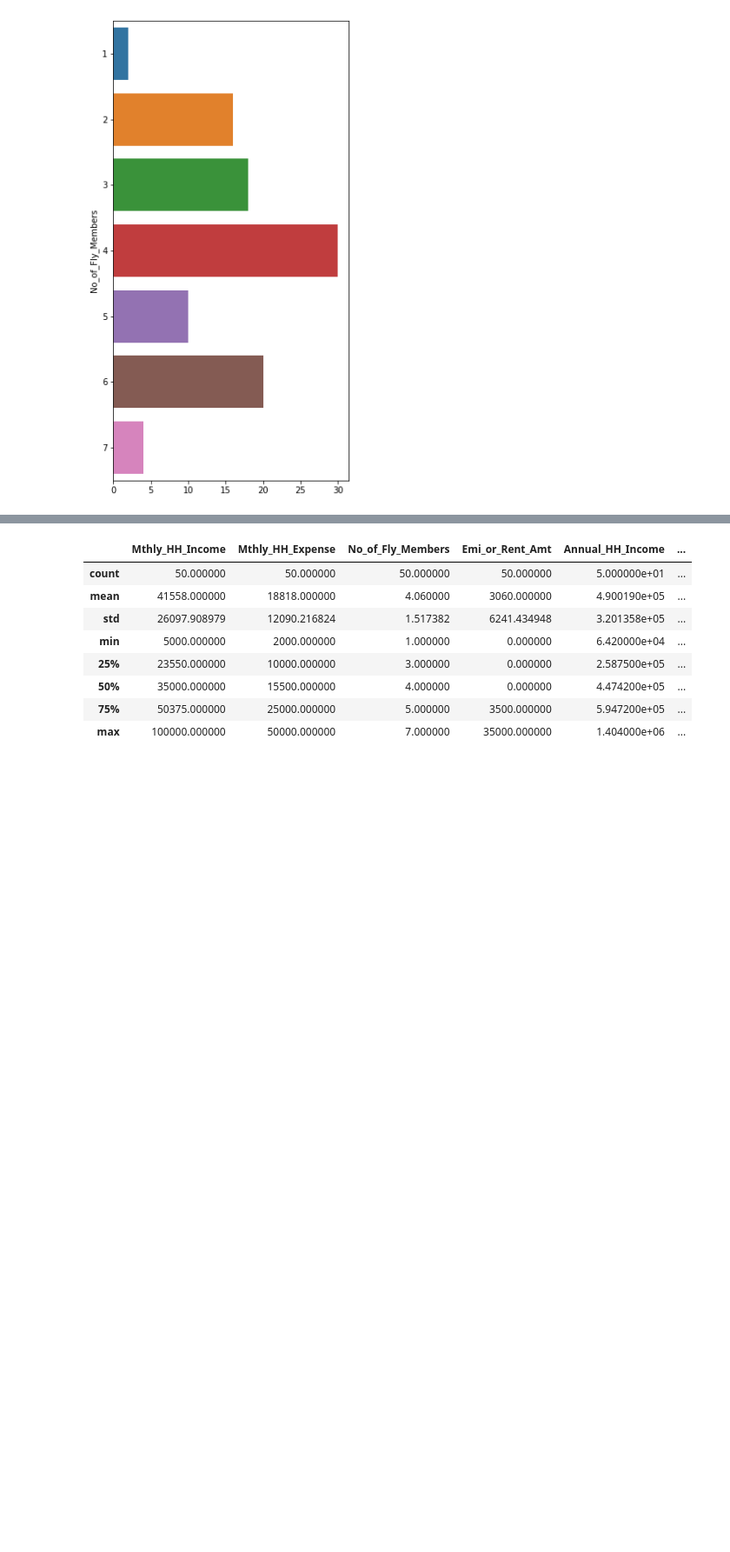
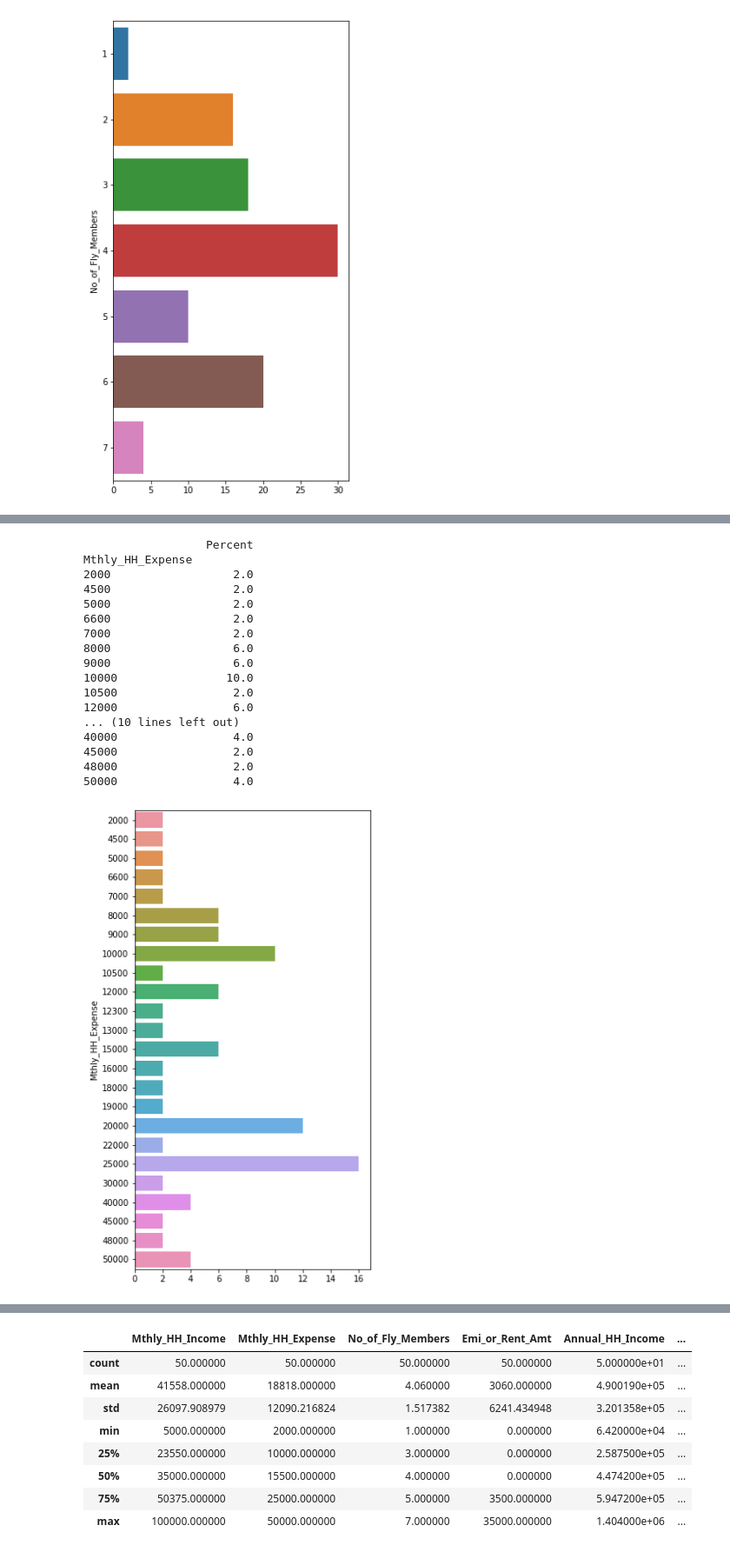
Before and after one commit to TranThiDieuHien/-n-PTDL-Python---HK2, a Jupyter notebook: PTTK_Mo_ta.ipynb, the cells around one changed output, grey strips where cells are left out. Shown at 87% size. Saved outputs shown, nothing was run; the diff lists cells and outputs as text; code cells hidden in the pictures; blank space fills up the shorter version.

```diff
--- a/PTTK_Mo_ta.ipynb
+++ b/PTTK_Mo_ta.ipynb
@@ -85,0 +107,21 @@ No_of_Fly_Members
+# %%
+stat_table('Mthly_HH_Expense')
+# %% [output]
+                  Percent
+Mthly_HH_Expense
+2000                  2.0
+4500                  2.0
+5000                  2.0
+6600                  2.0
+7000                  2.0
+8000                  6.0
+9000                  6.0
+10000                10.0
+10500                 2.0
+12000                 6.0
+... (10 lines left out)
+40000                 4.0
+45000                 2.0
+48000                 2.0
+50000                 4.0
+[figure, added]
```
Also changed, not shown: parts of 3 cells of this notebook.
